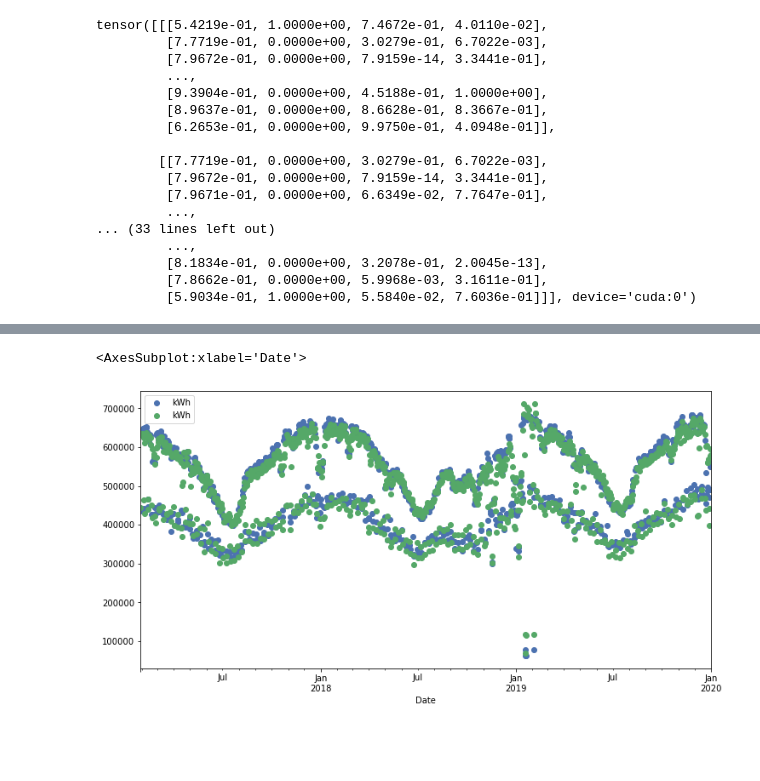
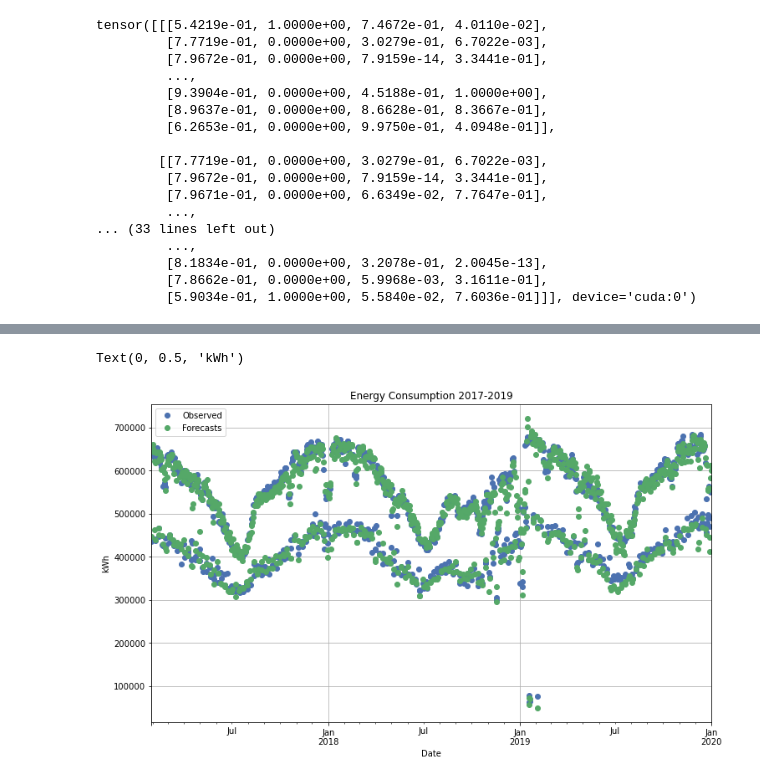
Before and after one commit to quan-possible/energy-demand-prediction, a Jupyter notebook: daily/LSTM.ipynb, the cells around one changed output, grey strips where cells are left out. Cells and saved outputs as stored; diff of their text form; code cells hidden in the pictures; blank space fills up the shorter version.

```diff
--- a/daily/LSTM.ipynb
+++ b/daily/LSTM.ipynb
@@ -188,16 +209,13 @@ import random
 def split_sequence(df, fea_width=28, label_width=1, shift=1, label_col_indices=[0], randomize = True):
 
     """ Split sequence with sliding window into
-        sequences of context features and target.
+        sequences of context features and label.
         Args:
-            source (np.array): Source sequence
-            target (np.array): Target sequence
-            source_len (int): Length of input sequence.
-            target_len (int): Length of target sequence.
-            target_start_next (bool): If True, target sequence
-                    starts on the next time step of last step of source
-                    sequence. If False, target sequence starts at the
-                    same time step of source sequence.
+            df (DataFrame): the target time series
+            fea_width (int): Length of features vector.
+            label_width (int): Length of labels vector.
+            shift (int): Distance between the features vector and the labels one.
+            label_col_indices (list): list of the columns for the labels.
         Return:
             X (np.array): sequence of features
             y (np.array): sequence of targets
@@ -445,7 +406,5 @@ scheduler = torch.optim.lr_scheduler.ReduceLROnPlateau(optimizer,  patience=100,
 # %%
-num_epochs = 300
-
-for epoch in progress_bar(range(num_epochs)):
+for epoch in progress_bar(range(1,num_epochs+1)):
     model.train()
     optimizer.zero_grad()
     y_pred = model(X_train)
@@ -460,7 +419,7 @@ for epoch in progress_bar(range(num_epochs)):
     val_loss = torch.sqrt(criterion(valid, y_val))
     scheduler.step(val_loss)
 
-    if epoch%3 == 1:
+    if epoch%20 == 1:
         print("Epoch: %d, loss: %1.5f validation loss:  %1.5f "
               %(epoch, loss.item(),val_loss.item()))
 
@@ -508,10 +469,16 @@ array([[444065.34],
 # %%
+y_pred = scaler_kwh.inverse_transform(model(X_ts).cpu().detach().numpy())
+y_obs = scaler_kwh.inverse_transform(y_ts.cpu().numpy())
+
 pred_df = pd.DataFrame(y_pred,index = ts.index[-len(y_pred):],columns = ["kWh"])
 obs_df = pd.DataFrame(y_obs,index = ts.index[-len(y_pred):],columns = ["kWh"])
 
+fig, ax = plt.subplots()
 plot_df = pd.concat([obs_df,pred_df],axis=1)
+plot_df.plot(ax=ax,figsize=(12,7),style = 'o', grid=True)
+ax.legend(["Observed", "Forecasts"])
+ax.set_title("Energy Consumption 2017-2019")
+ax.set_ylabel("kWh")
+# %% [output]
+Text(0, 0.5, 'kWh')
+[figure, added]
-# %%
-plot_df.plot(figsize=(12,6),style = 'o')
-# %% [output]
-<AxesSubplot:xlabel='Date'>
-[figure, removed]
```
Also changed, not shown: parts of 25 cells of this notebook, 6 other files.
